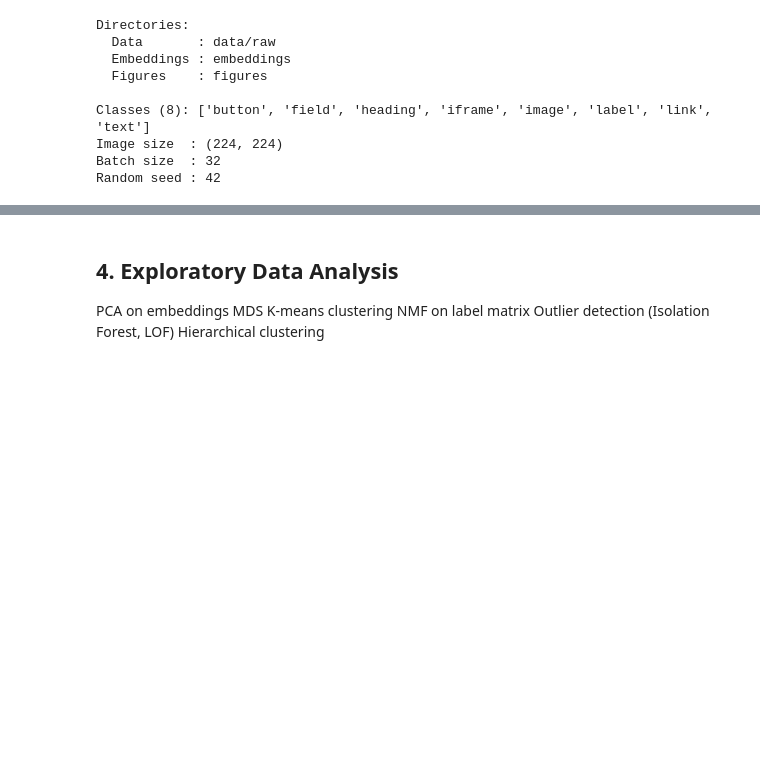
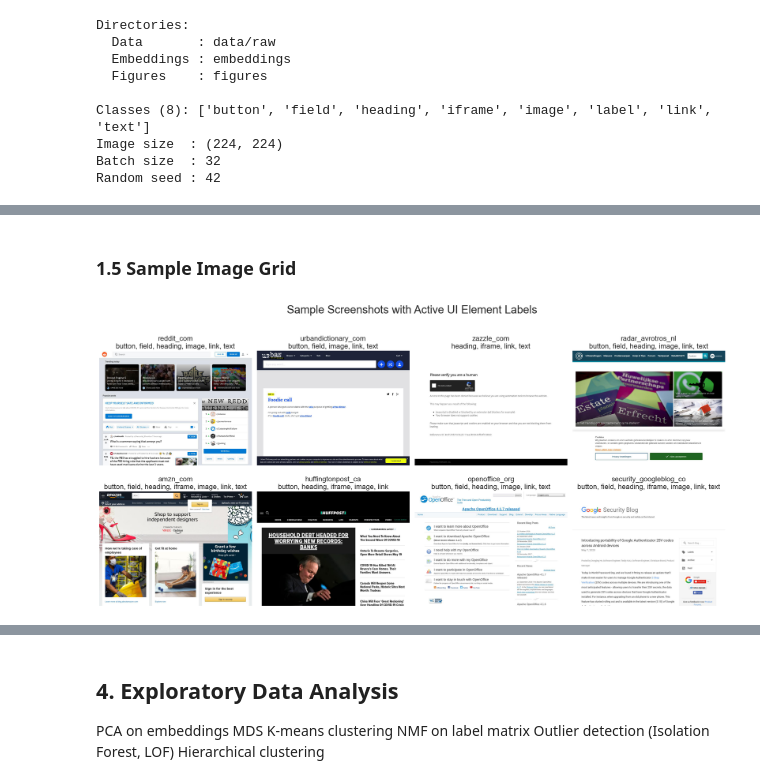
Before and after one commit to isx9/webpage-element-classifier, a Jupyter notebook: webpage_ui_element_classification.ipynb, the cells around one changed output, grey strips where cells are left out. Cells and saved outputs as stored; diff of their text form; code cells hidden in the pictures; blank space fills up the shorter version.

```diff
--- a/webpage_ui_element_classification.ipynb
+++ b/webpage_ui_element_classification.ipynb
@@ -161,0 +291,20 @@ FileNotFoundError: [Errno 2] No such file or directory: 'data/raw/train/_classes
+# %% [markdown]
+### 1.5 Sample Image Grid
+# %%
+n_samples = 8
+sample_df = all_df.sample(n_samples, random_state=RANDOM_SEED) # random pick of the sample from the df
+
+fig, axes = plt.subplots(2, 4, figsize=(20, 10))
+for ax, (_, row) in zip(axes.flatten(), sample_df.iterrows()):
+    img = Image.open(row['filepath']).convert('RGB') # open image
+    active = [c for c in CLASSES if row[c] == 1] # builds a list of only the active labels for this image
+    ax.imshow(img)
+    ax.set_title(f"{row['domain'][:22]}\n{', '.join(active)}", fontsize=16)
+    ax.axis('off')
+
+plt.suptitle('Sample Screenshots with Active UI Element Labels', fontsize=25, y=1.02)
+plt.tight_layout()
+plt.savefig(os.path.join(FIG_DIR, 'sample_grid.png'), dpi=150, bbox_inches='tight')
+plt.show()
+# %% [output]
+[figure, added]
```
Also changed, not shown: parts of 19 cells of this notebook.
